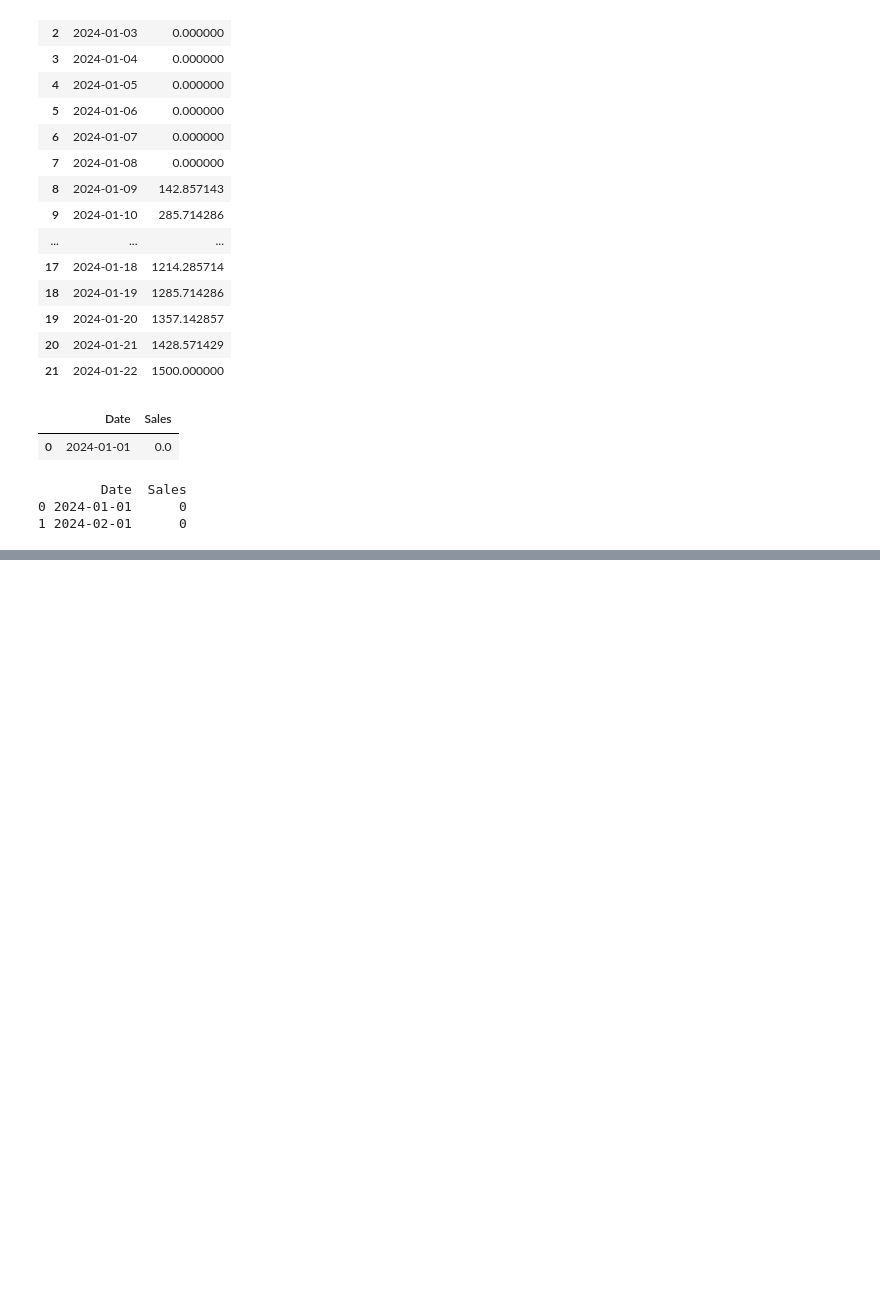
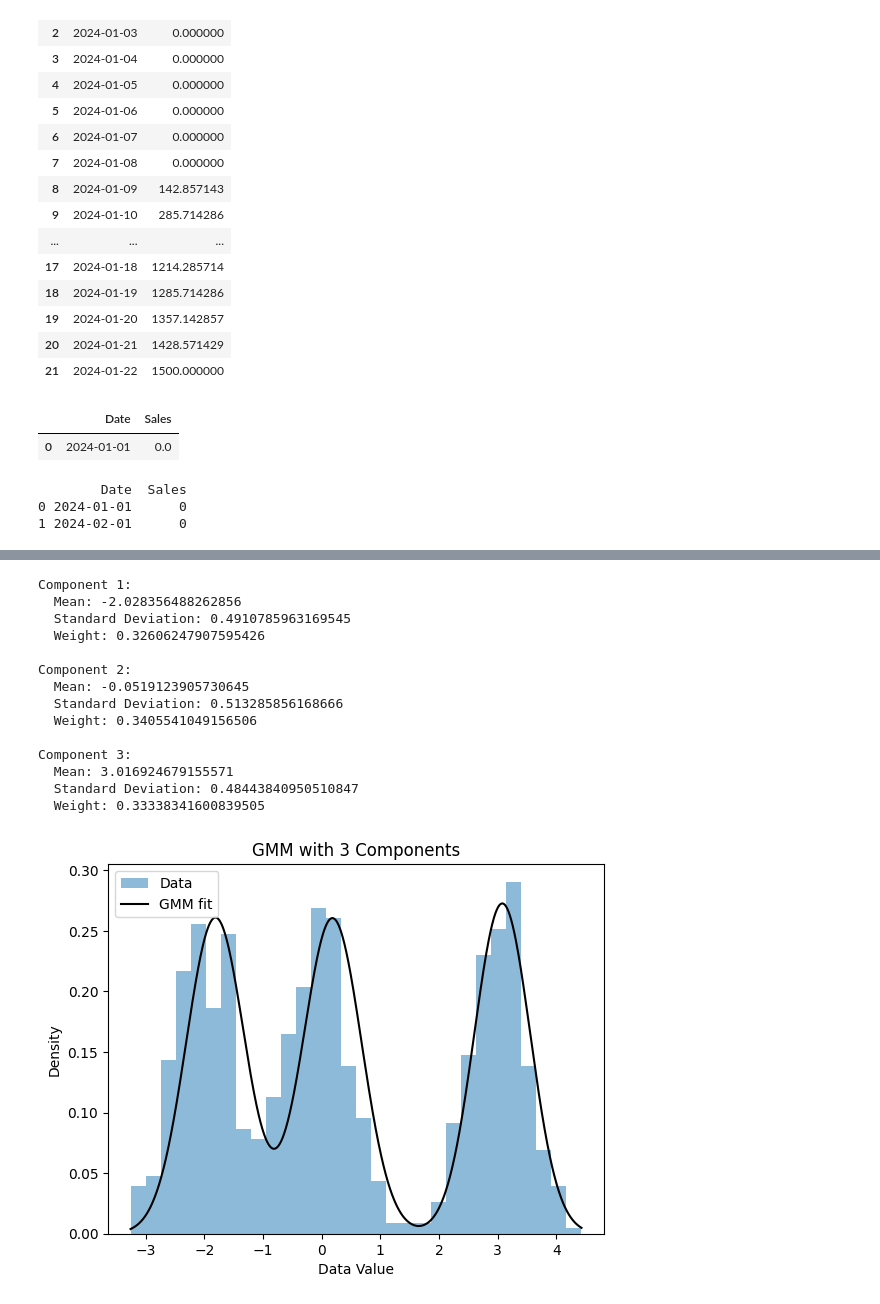
Before and after one commit to martincho48/Portfolio, a Jupyter notebook: Python/Training stuff/train-cloud.ipynb, the cells around one changed output, grey strips where cells are left out. Saved outputs shown, nothing was run; the diff lists cells and outputs as text; code cells hidden in the pictures; blank space fills up the shorter version.

```diff
--- a/Python/Training stuff/train-cloud.ipynb
+++ b/Python/Training stuff/train-cloud.ipynb
@@ -2419,0 +2476,73 @@ print(filtered_df)
+# %%
+import numpy as np
+import matplotlib.pyplot as plt
+from sklearn.mixture import GaussianMixture
+
+# Generate sample data with 3 peaks
+data = np.concatenate([np.random.normal(loc=-2, scale=0.5, size=300),
+                       np.random.normal(loc=0, scale=0.5, size=300),
+                       np.random.normal(loc=3, scale=0.5, size=300)])
+
+# Fit GMM with 3 components
+gmm = GaussianMixture(n_components=3, random_state=42)
+gmm.fit(data.reshape(-1, 1))
+
+# Get the means, covariances (std), and weights
+means = gmm.means_.flatten()  # The means of each component
+stds = np.sqrt(gmm.covariances_).flatten()  # The standard deviations (sqrt of covariances)
+weights = gmm.weights_  # The weights (importance) of each component
+
+# Sort components by means (this ensures the components are ordered)
+sorted_indices = np.argsort(means)
+means_sorted = means[sorted_indices]
+stds_sorted = stds[sorted_indices]
+weights_sorted = weights[sorted_indices]
+
+# Print the sorted values for each Gaussian component
+for i in range(3):
+    print(f"Component {i+1}:")
+    print(f"  Mean: {means_sorted[i]}")
+    print(f"  Standard Deviation: {stds_sorted[i]}")
+    print(f"  Weight: {weights_sorted[i]}")
+    print()
+
+# Plot the data histogram
+plt.hist(data, bins=30, density=True, alpha=0.5, label='Data')
+
+# Create a range for the x-axis
+x = np.linspace(min(data), max(data), 1000)
+
+""" # Calculate the PDF for each Gaussian component and overall GMM
+logprob = gmm.score_samples(x.reshape(-1, 1))
+pdf = np.exp(logprob)
+responsibilities = gmm.predict_proba(x.reshape(-1, 1)) """
+
+# Plot the overall GMM fit
+plt.plot(x, pdf, '-k', label='GMM fit')
+
+""" # Plot each Gaussian component
+for i in range(3):
+    plt.plot(x, responsibilities[:, i] * gmm.weights_[i], label=f'Component {i+1} - Mean: {means_sorted[i]:.2f}, Std: {stds_sorted[i]:.2f}') """
+
+# Add labels and legend
+plt.title('GMM with 3 Components')
+plt.xlabel('Data Value')
+plt.ylabel('Density')
+plt.legend()
+plt.show()
+# %% [output]
+Component 1:
+  Mean: -2.028356488262856
+  Standard Deviation: 0.4910785963169545
+  Weight: 0.32606247907595426
+
+Component 2:
+  Mean: -0.0519123905730645
+  Standard Deviation: 0.513285856168666
+  Weight: 0.3405541049156506
+
+Component 3:
+  Mean: 3.016924679155571
+  Standard Deviation: 0.48443840950510847
+  Weight: 0.33338341600839505
+[figure, added]
```
Also changed, not shown: parts of 5 cells of this notebook, 28 other files.
